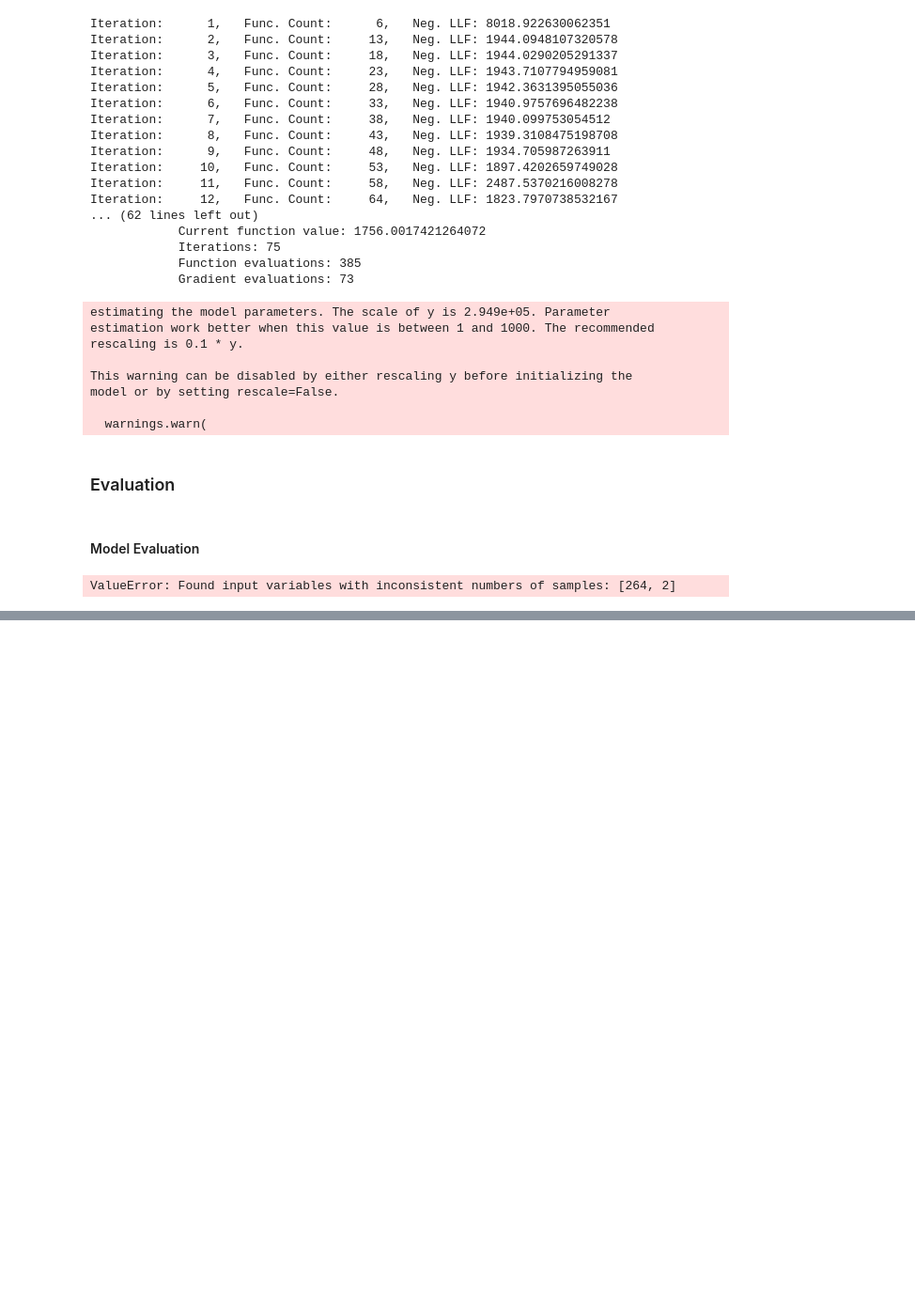
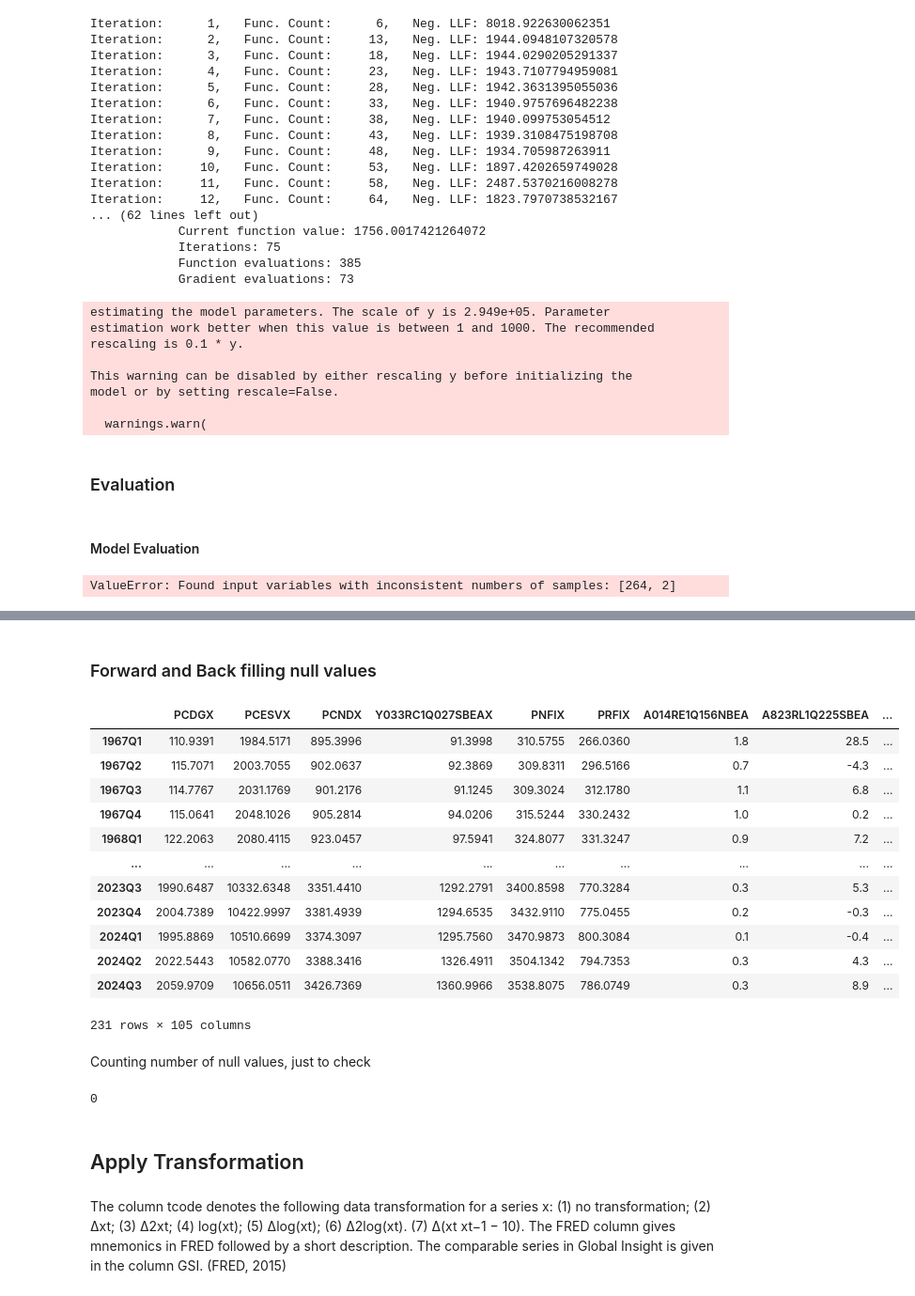
Before and after one commit to turrrray/dsedatathon, a Jupyter notebook: NUS_DSESC_DATABUSTERS_XX.ipynb, the cells around one changed output, grey strips where cells are left out. Shown at 94% size. Drawn from its saved outputs; the diff is of its cells as text; code cells hidden in the pictures; blank space fills up the shorter version.

```diff
--- a/NUS_DSESC_DATABUSTERS_XX.ipynb
+++ b/NUS_DSESC_DATABUSTERS_XX.ipynb
@@ -243,0 +363,46 @@ ValueError: Found input variables with inconsistent numbers of samples: [264, 2]
+# %% [markdown]
+### Forward and Back filling null values
+# %%
+# 1. Filter out variables with less than 90% complete data
+non_missing_ratio = df_from_1967.notnull().mean()
+threshold = 1.0  # minimum ratio of data present so that it wont be forward or back filled
+valid_columns = non_missing_ratio[non_missing_ratio >= threshold].index
+df_from_1967_filtered_vars = df_from_1967[valid_columns] #REMOVES COLUMNS WITH LESS THAN 100% COMPLETE DATA (ie removes columns with any NA values)
+
+
+
+# 2. Impute missing values using forward fill then backward fill
+df_from_1967_imputed = df_from_1967_filtered_vars.fillna(method='ffill').fillna(method='bfill')
+
+# 3. Optionally, if you prefer interpolation:
+# quar_df_imputed = quar_df_filtered_vars.interpolate(method='linear')
+
+# 4. Restrict data to start from 1967 (or 1968, if desired)
+df_from_1967_final_total = df_from_1967_imputed.loc[df_from_1967_imputed.index >= '1967Q1']
+
+# Preview the final cleaned and imputed dataset
+df_from_1967_final_total
+# %% [output]
+|  | PCDGX | PCESVX | PCNDX | Y033RC1Q027SBEAX | PNFIX | PRFIX | A014RE1Q156NBEA | A823RL1Q225SBEA | ... |
+| 1967Q1 | 110.9391 | 1984.5171 | 895.3996 | 91.3998 | 310.5755 | 266.0360 | 1.8 | 28.5 | ... |
+| 1967Q2 | 115.7071 | 2003.7055 | 902.0637 | 92.3869 | 309.8311 | 296.5166 | 0.7 | -4.3 | ... |
+| 1967Q3 | 114.7767 | 2031.1769 | 901.2176 | 91.1245 | 309.3024 | 312.1780 | 1.1 | 6.8 | ... |
+| 1967Q4 | 115.0641 | 2048.1026 | 905.2814 | 94.0206 | 315.5244 | 330.2432 | 1.0 | 0.2 | ... |
+| 1968Q1 | 122.2063 | 2080.4115 | 923.0457 | 97.5941 | 324.8077 | 331.3247 | 0.9 | 7.2 | ... |
+| ... | ... | ... | ... | ... | ... | ... | ... | ... | ... |
+| 2023Q3 | 1990.6487 | 10332.6348 | 3351.4410 | 1292.2791 | 3400.8598 | 770.3284 | 0.3 | 5.3 | ... |
+| 2023Q4 | 2004.7389 | 10422.9997 | 3381.4939 | 1294.6535 | 3432.9110 | 775.0455 | 0.2 | -0.3 | ... |
+| 2024Q1 | 1995.8869 | 10510.6699 | 3374.3097 | 1295.7560 | 3470.9873 | 800.3084 | 0.1 | -0.4 | ... |
+| 2024Q2 | 2022.5443 | 10582.0770 | 3388.3416 | 1326.4911 | 3504.1342 | 794.7353 | 0.3 | 4.3 | ... |
+| 2024Q3 | 2059.9709 | 10656.0511 | 3426.7369 | 1360.9966 | 3538.8075 | 786.0749 | 0.3 | 8.9 | ... |
+231 rows × 105 columns
+# %% [markdown]
+Counting number of null values, just to check
+# %%
+df_from_1967_final_total.isna().sum().sum()
+# %% [output]
+0
+# %% [markdown]
+## Apply Transformation
+# %% [markdown]
+The column tcode denotes the following data transformation for a series x: (1) no transformation; (2) ∆xt; (3) ∆2xt; (4) log(xt); (5) ∆log(xt); (6) ∆2log(xt). (7) ∆(xt xt−1 − 10). The FRED column gives mnemonics in FRED followed by a short description. The comparable series in Global Insight is given in the column GSI. (FRED, 2015)
```
Also changed, not shown: parts of 30 cells of this notebook.
